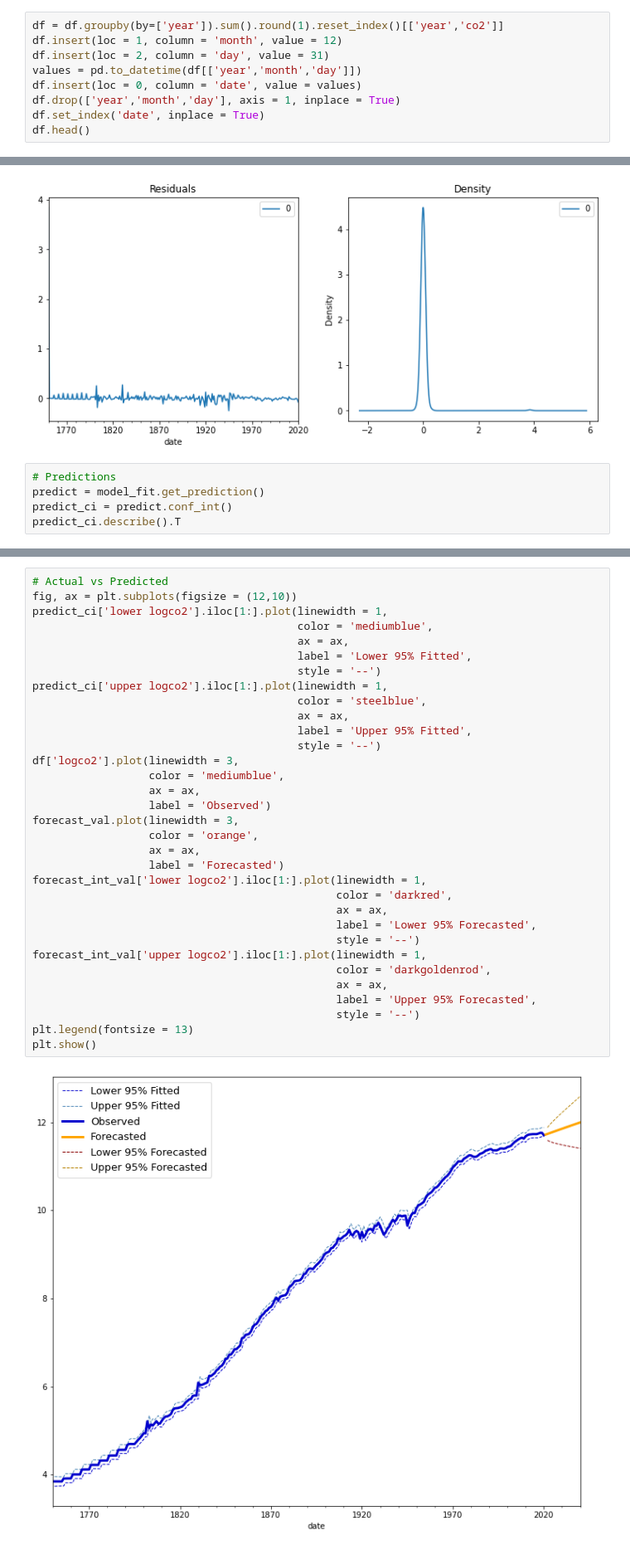
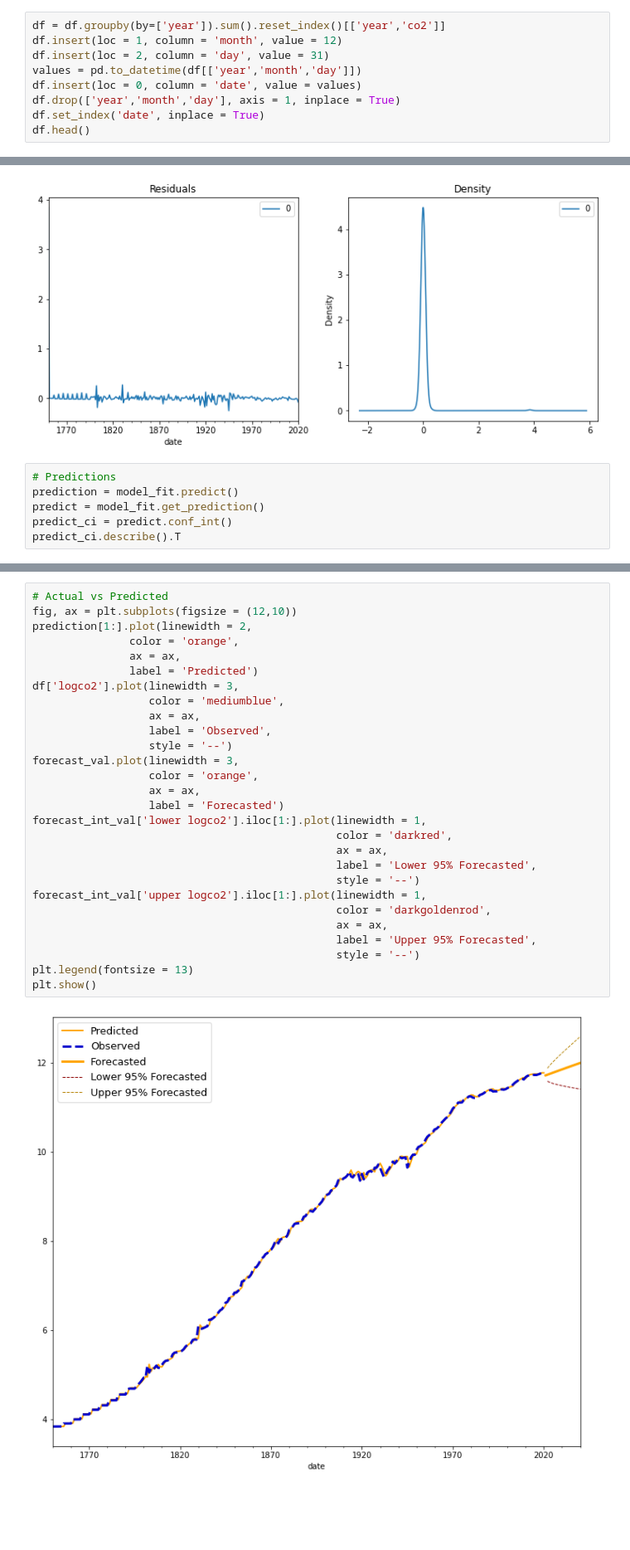
Before and after one commit to cristian-castro-a/World_CO2_Emissions_Forecasting, a Jupyter notebook: World CO2 Forecasting - Cristian Castro.ipynb, the cells around one changed output, grey strips where cells are left out. Shown: that part at 83% size. Drawn from its saved outputs; the diff is of its cells as text; blank space fills up the shorter version.

```diff
--- a/World CO2 Forecasting - Cristian Castro.ipynb
+++ b/World CO2 Forecasting - Cristian Castro.ipynb
@@ -39,7 +39,7 @@ df.head()
 | 4 | AFG | Afghanistan | 1953 | 0.106 | 0.013 | NaN | NaN | NaN | ... |
 5 rows × 60 columns
 # %%
-df = df.groupby(by=['year']).sum().round(1).reset_index()[['year','co2']]
+df = df.groupby(by=['year']).sum().reset_index()[['year','co2']]
 df.insert(loc = 1, column = 'month', value = 12)
 df.insert(loc = 2, column = 'day', value = 31)
 values = pd.to_datetime(df[['year','month','day']])
@@ -246,6 +250,7 @@ plt.show()
 [figure]
 # %%
 # Predictions
+prediction = model_fit.predict()
 predict = model_fit.get_prediction()
 predict_ci = predict.conf_int()
 predict_ci.describe().T
@@ -285,35 +288,30 @@ forecast_int_val
 # %%
 # Actual vs Predicted
 fig, ax = plt.subplots(figsize = (12,10))
-predict_ci['lower logco2'].iloc[1:].plot(linewidth = 1,
-                                         color = 'mediumblue',
-                                         ax = ax,
-                                         label = 'Lower 95% Fitted',
-                                         style = '--')
-predict_ci['upper logco2'].iloc[1:].plot(linewidth = 1,
-                                         color = 'steelblue',
-                                         ax = ax,
-                                         label = 'Upper 95% Fitted',
-                                         style = '--')
+prediction[1:].plot(linewidth = 2,
+               color = 'orange',
+               ax = ax,
+               label = 'Predicted')
 df['logco2'].plot(linewidth = 3,
                   color = 'mediumblue',
                   ax = ax,
-                  label = 'Observed')
+                  label = 'Observed',
+                  style = '--')
 forecast_val.plot(linewidth = 3,
                   color = 'orange',
                   ax = ax,
                   label = 'Forecasted')
 forecast_int_val['lower logco2'].iloc[1:].plot(linewidth = 1,
                                                color = 'darkred',
                                                ax = ax,
                                                label = 'Lower 95% Forecasted',
                                                style = '--')
 forecast_int_val['upper logco2'].iloc[1:].plot(linewidth = 1,
                                                color = 'darkgoldenrod',
                                                ax = ax,
                                                label = 'Upper 95% Forecasted',
                                                style = '--')
 plt.legend(fontsize = 13)
 plt.show()
 # %% [output]
-[figure, old version]
+[figure, new version]
```
Also changed, not shown: parts of 14 cells of this notebook.
